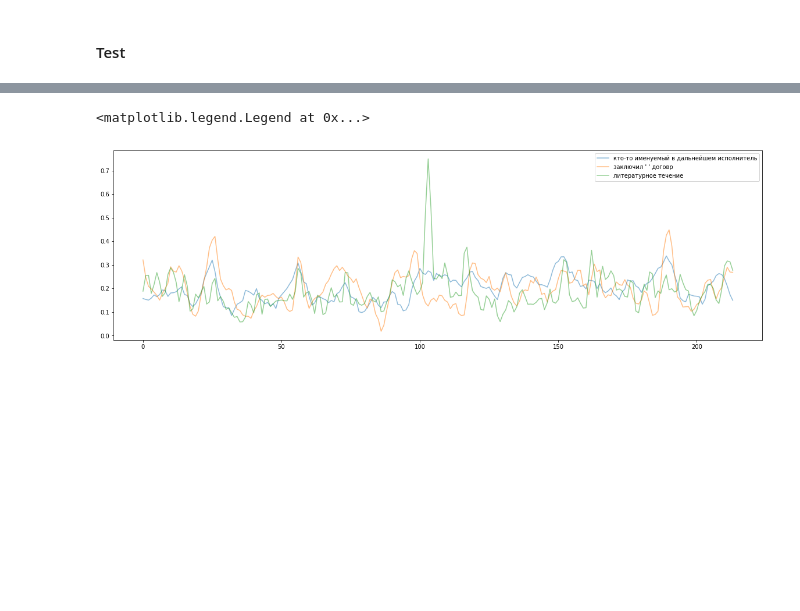
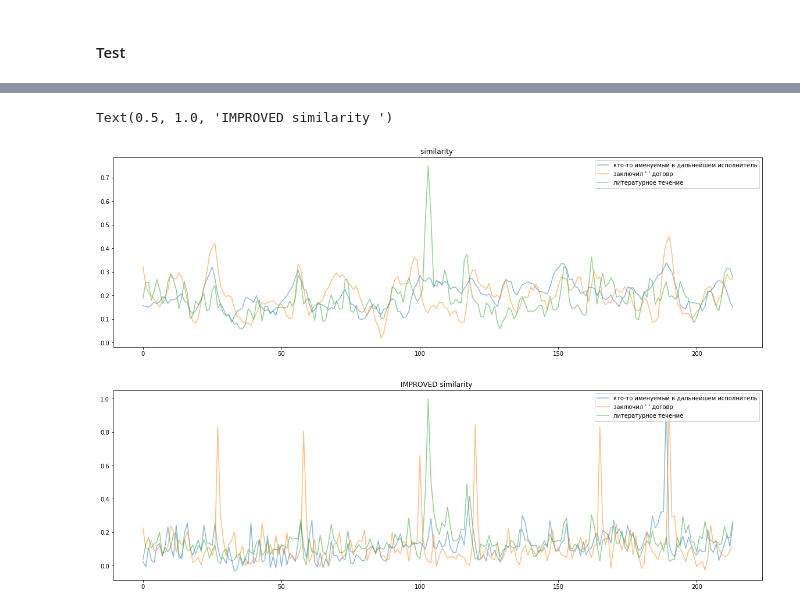
Before and after one commit to nemoware/analyser, a Jupyter notebook: Search_patterns_right_in_TF.ipynb, the cells around one changed output, grey strips where cells are left out. Saved outputs shown, nothing was run; the diff lists cells and outputs as text; code cells hidden in the pictures; blank space fills up the shorter version.

```diff
--- a/Search_patterns_right_in_TF.ipynb
+++ b/Search_patterns_right_in_TF.ipynb
@@ -971,15 +1005,25 @@ similarity to литературное течение
 # %%
 import matplotlib as mpl
 from IPython.core.display import display, HTML
 import matplotlib.pyplot as plt
 
 
 fig = plt.figure(figsize=(20, 6))
 ax = plt.axes()
 for i in range(len(out)):
-  ax.plot(out[i], label=' '.join( patterns_tokens_ext[i]) , alpha=0.5)
+  ax.plot(out[i], label=' '.join(patterns_tokens_ext[i]) , alpha=0.5)
 
 plt.legend(loc='upper right')
+plt.title("similarity ")
+
+fig = plt.figure(figsize=(20, 6))
+ax = plt.axes()
+for i in range(len(out)):
+  ax.plot(improved_attentions[i], label=' '.join(patterns_tokens_ext[i]) , alpha=0.5)
+
+plt.legend(loc='upper right')
+plt.title("IMPROVED similarity ")
 # %% [output]
-<matplotlib.legend.Legend at 0x...>
+Text(0.5, 1.0, 'IMPROVED similarity ')
-[figure, old version]
+[figure, new version]
+[figure, added]
```
Also changed, not shown: parts of 7 cells of this notebook.
